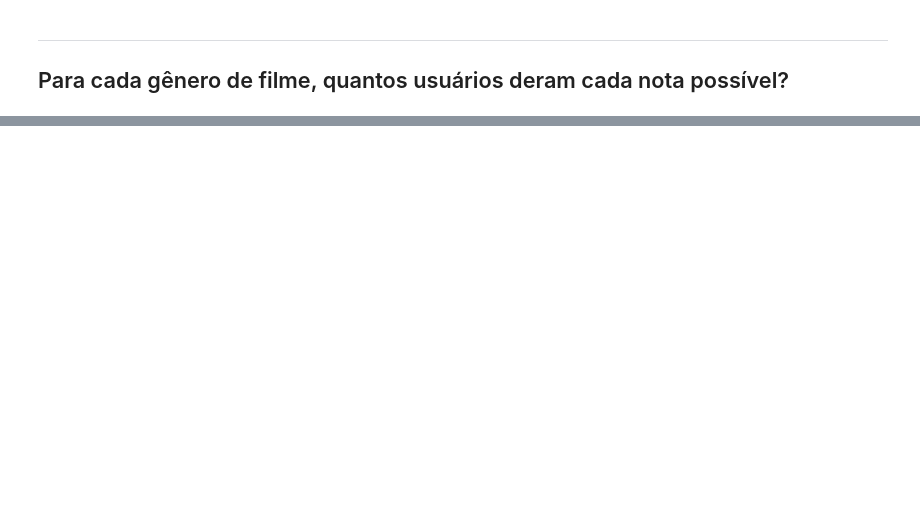
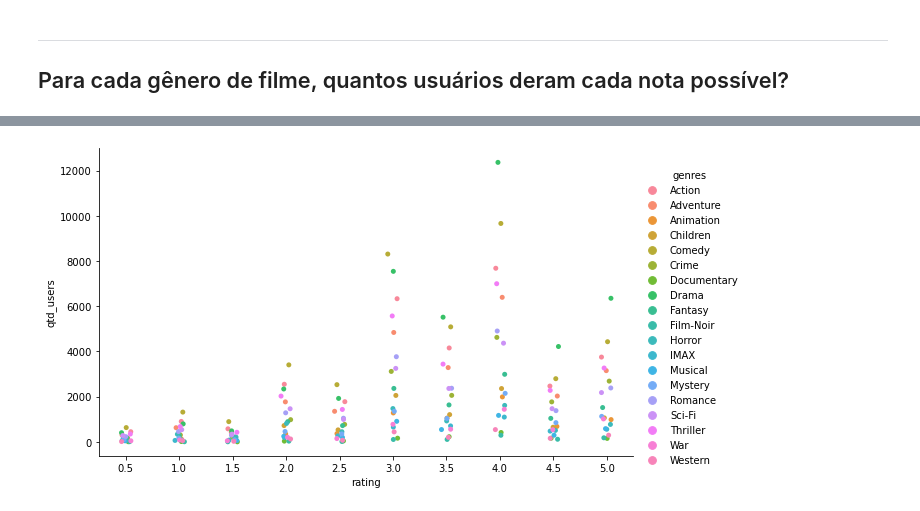
Before and after one commit to dehscardoso/projeto-lets-boti, a Jupyter notebook: movie_lens/movie_lens.ipynb, the cells around one changed output, grey strips where cells are left out. Drawn from its saved outputs; the diff is of its cells as text; code cells hidden in the pictures; blank space fills up the shorter version.

```diff
--- a/movie_lens/movie_lens.ipynb
+++ b/movie_lens/movie_lens.ipynb
@@ -48,0 +80,3 @@ ratings.head()
+# %%
+# Combinando os dataframes
+movies_ratings_df = pd.merge(ratings, movies_df, on='movieId', how='left')
@@ -122,3 +187,8 @@ ratings.loc[(ratings.movieId == 2571), 'rating'].mean()
 # %% [markdown]
 ---
 ## Cada filme tem um rating médio. Qual a média desses ratings, por gênero?
+# %%
+movies_ratings_df['genres'] = movies_ratings_df.genres.str.split('|')
+movies_ratings_df = movies_ratings_df.explode('genres')
+
+(movies_ratings_df.groupby('genres')['rating'].mean().round(2)).to_frame()
@@ -127,0 +239,7 @@ ratings.loc[(ratings.movieId == 2571), 'rating'].mean()
+# %%
+df = movies_ratings_df.groupby(['genres', 'rating'])['userId'].count().to_frame('qtd_users').reset_index()
+df = df[df.genres != '(no genres listed)']
+# %%
+sns.catplot(x="rating", y="qtd_users", hue="genres", data=df, aspect=12/7);
+# %% [output]
+[figure, added]
```
Also changed, not shown: parts of 19 cells of this notebook, 3 other files.
